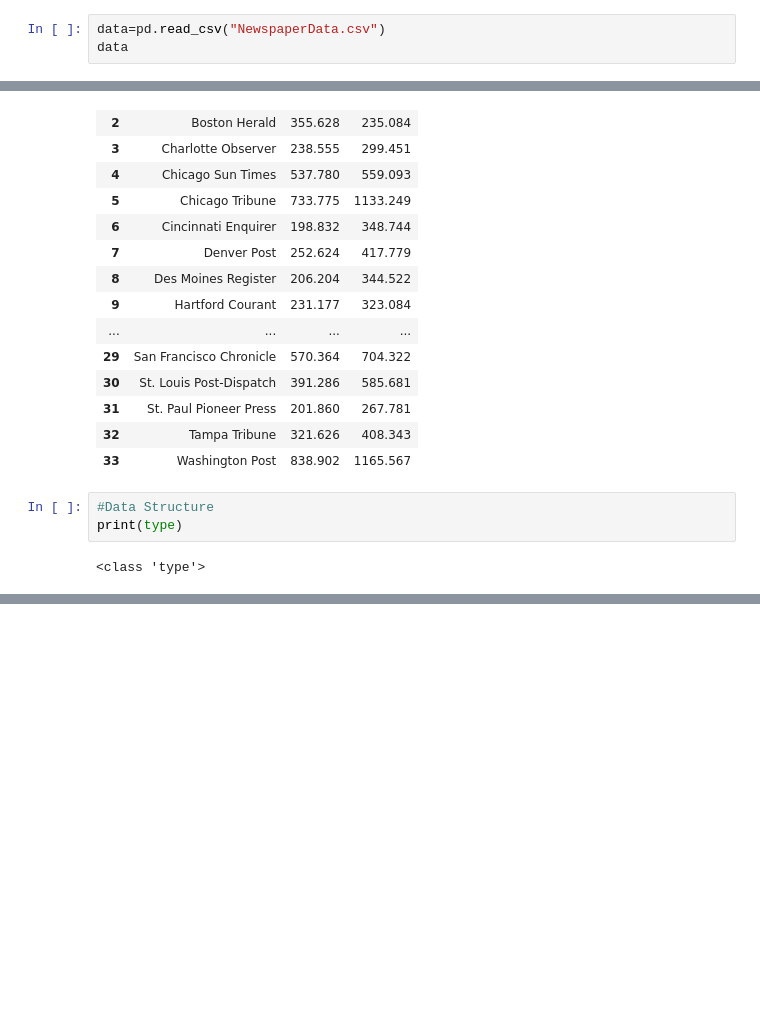
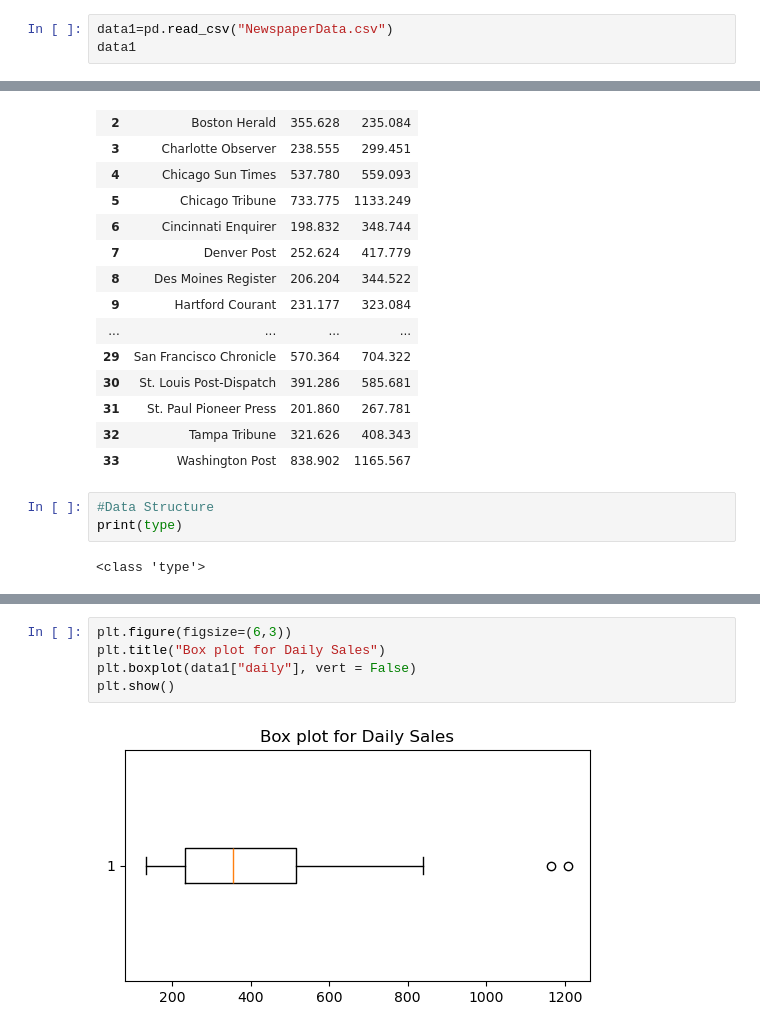
Before and after one commit to shashi-naidu/aiml_shashi, a Jupyter notebook: LinearRegression.ipynb, the cells around one changed output, grey strips where cells are left out. Saved outputs shown, nothing was run; the diff lists cells and outputs as text; blank space fills up the shorter version.

```diff
--- a/LinearRegression.ipynb
+++ b/LinearRegression.ipynb
@@ -5,8 +5,8 @@ import numpy as np
 import matplotlib.pyplot as plt
 import seaborn as sns
 # %%
-data=pd.read_csv("NewspaperData.csv")
-data
+data1=pd.read_csv("NewspaperData.csv")
+data1
 # %% [output]
 |  | Newspaper | daily | sunday |
 | 0 | Baltimore Sun | 391.952 | 488.506 |
@@ -32,0 +65,7 @@ print(type)
+# %%
+plt.figure(figsize=(6,3))
+plt.title("Box plot for Daily Sales")
+plt.boxplot(data1["daily"], vert = False)
+plt.show()
+# %% [output]
+[figure, added]
```
Also changed, not shown: parts of 25 cells of this notebook.
